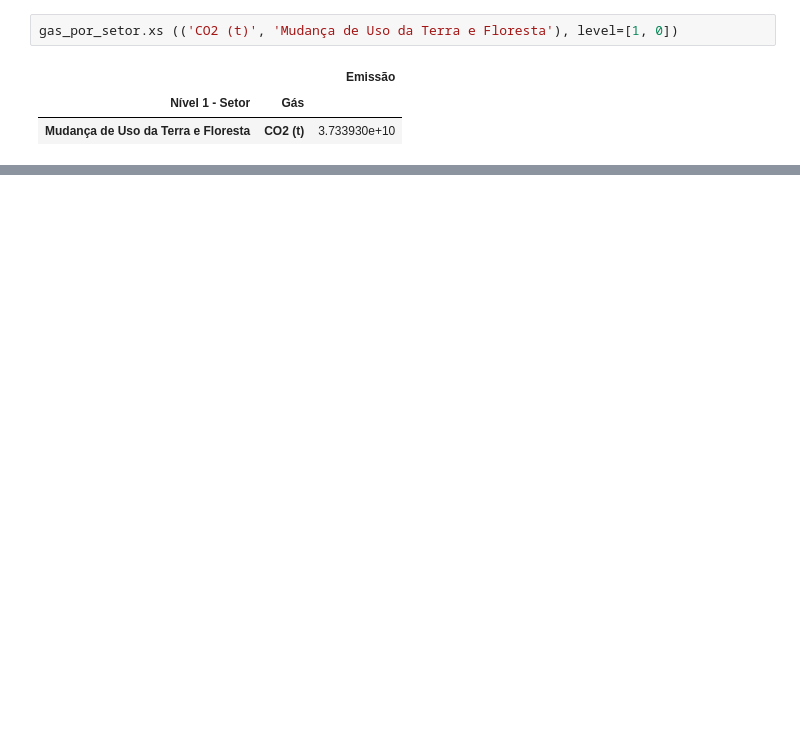
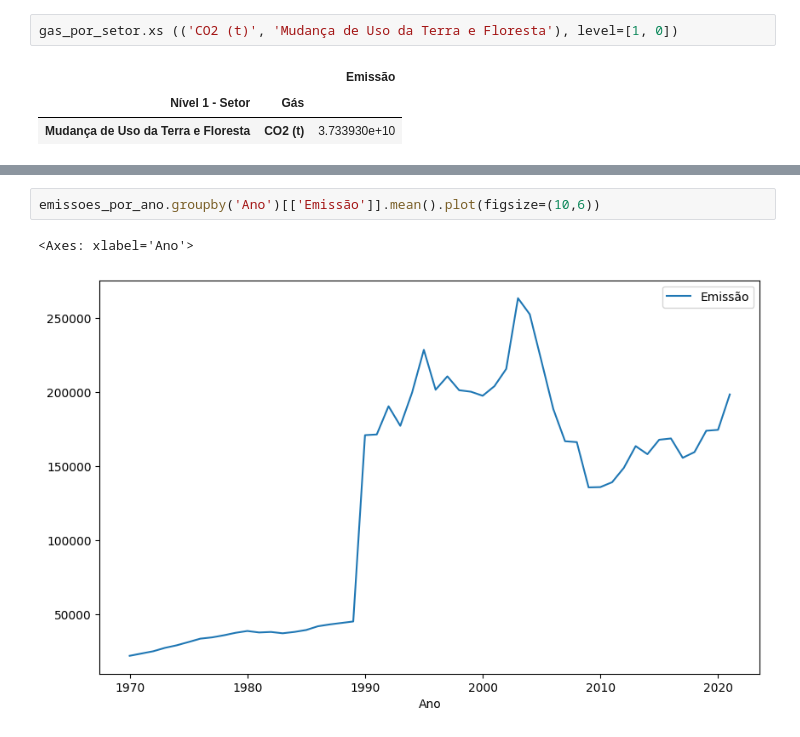
Before and after one commit to GaiasRaphael/Alura, a Jupyter notebook: Ciência de Dados/Pandas/selects.ipynb, the cells around one changed output, grey strips where cells are left out. Drawn from its saved outputs; the diff is of its cells as text; blank space fills up the shorter version.

```diff
--- a/Ciência de Dados/Pandas/selects.ipynb
+++ b/Ciência de Dados/Pandas/selects.ipynb
@@ -302,0 +321,5 @@ gas_por_setor.xs (('CO2 (t)', 'Mudança de Uso da Terra e Floresta'), level=[1,
+# %%
+emissoes_por_ano.groupby('Ano')[['Emissão']].mean().plot(figsize=(10,6))
+# %% [output]
+<Axes: xlabel='Ano'>
+[figure, added]
```
Also changed, not shown: parts of 12 cells of this notebook.
